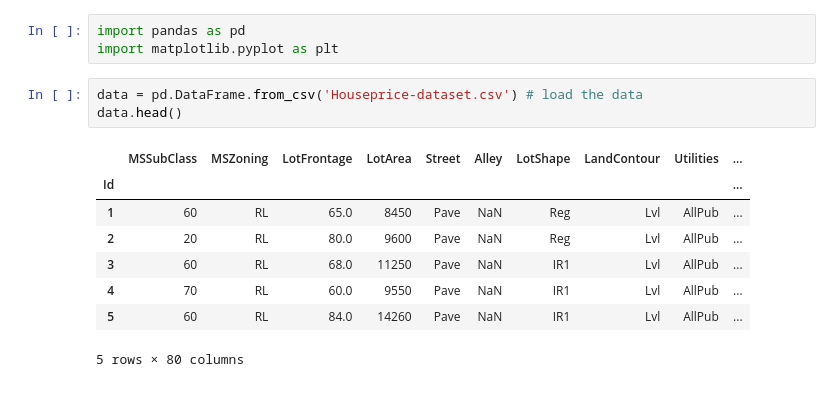
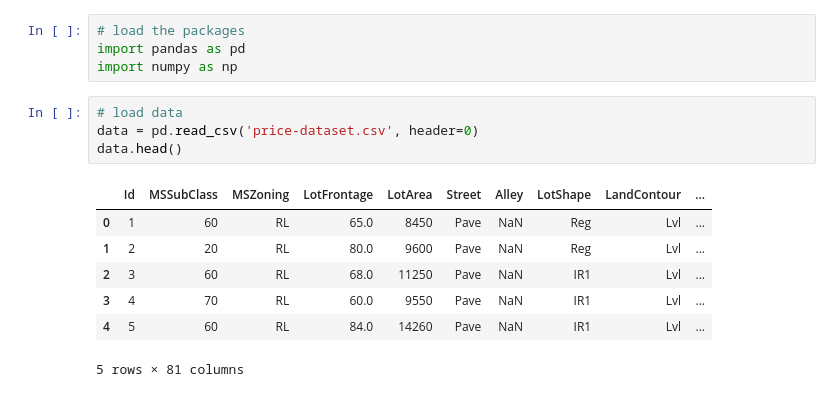
Before and after one commit to gym0569/awesome-ai, a Jupyter notebook: house-sales-prediction/data-preprocessing.ipynb, the cells around one changed output. Drawn from its saved outputs; the diff is of its cells as text.

```diff
--- a/house-sales-prediction/data-preprocessing.ipynb
+++ b/house-sales-prediction/data-preprocessing.ipynb
@@ -1,15 +1,16 @@
 # %%
+# load the packages
 import pandas as pd
-import matplotlib.pyplot as plt
+import numpy as np
-# %%
-data = pd.DataFrame.from_csv('Houseprice-dataset.csv') # load the data
-data.head()
-# %% [output]
-|  | MSSubClass | MSZoning | LotFrontage | LotArea | Street | Alley | LotShape | LandContour | Utilities | ... |
-| Id |  |  |  |  |  |  |  |  |  | ... |
-| 1 | 60 | RL | 65.0 | 8450 | Pave | NaN | Reg | Lvl | AllPub | ... |
-| 2 | 20 | RL | 80.0 | 9600 | Pave | NaN | Reg | Lvl | AllPub | ... |
-| 3 | 60 | RL | 68.0 | 11250 | Pave | NaN | IR1 | Lvl | AllPub | ... |
-| 4 | 70 | RL | 60.0 | 9550 | Pave | NaN | IR1 | Lvl | AllPub | ... |
-| 5 | 60 | RL | 84.0 | 14260 | Pave | NaN | IR1 | Lvl | AllPub | ... |
-5 rows × 80 columns
+# %%
+# load data
+data = pd.read_csv('price-dataset.csv', header=0)
+data.head()
+# %% [output]
+|  | Id | MSSubClass | MSZoning | LotFrontage | LotArea | Street | Alley | LotShape | LandContour | ... |
+| 0 | 1 | 60 | RL | 65.0 | 8450 | Pave | NaN | Reg | Lvl | ... |
+| 1 | 2 | 20 | RL | 80.0 | 9600 | Pave | NaN | Reg | Lvl | ... |
+| 2 | 3 | 60 | RL | 68.0 | 11250 | Pave | NaN | IR1 | Lvl | ... |
+| 3 | 4 | 70 | RL | 60.0 | 9550 | Pave | NaN | IR1 | Lvl | ... |
+| 4 | 5 | 60 | RL | 84.0 | 14260 | Pave | NaN | IR1 | Lvl | ... |
+5 rows × 81 columns
```
Also changed, not shown: parts of 20 cells of this notebook, 40 other files.
